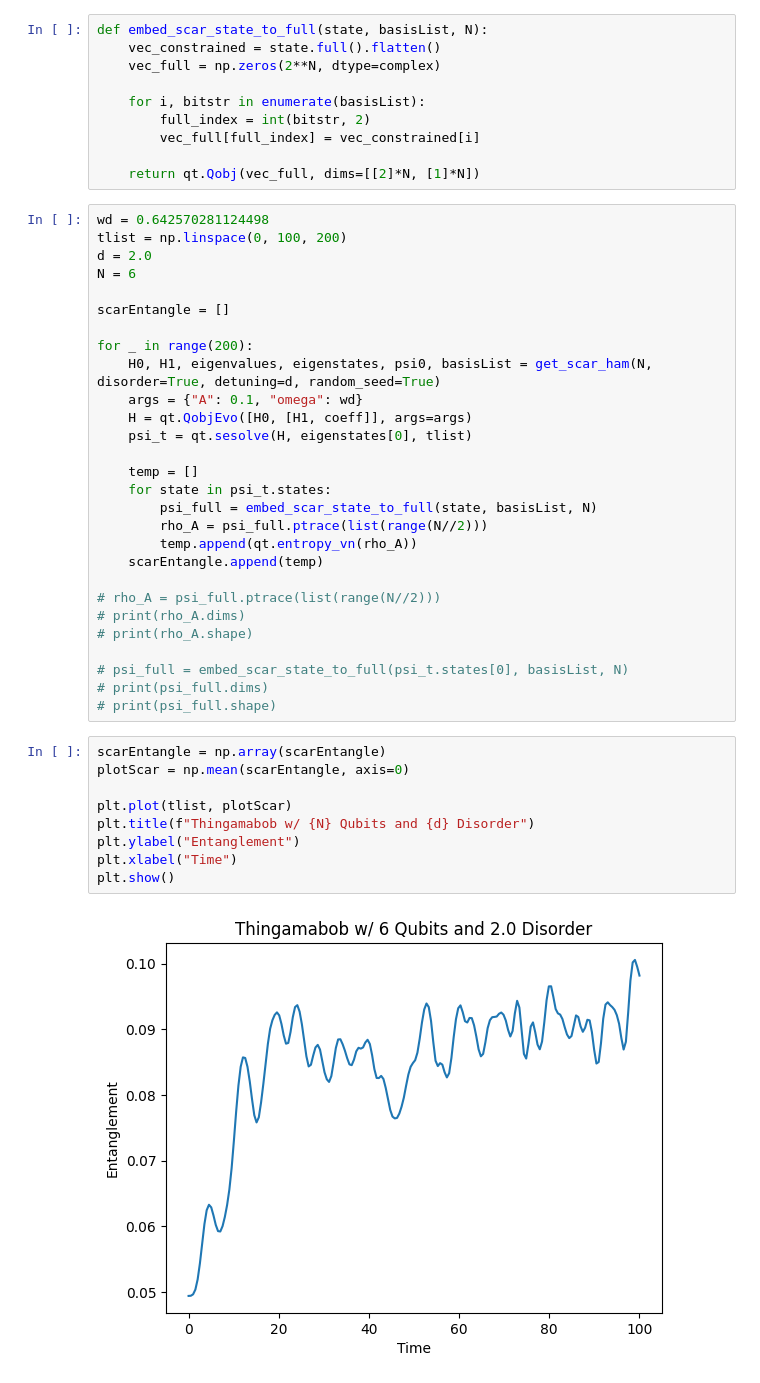
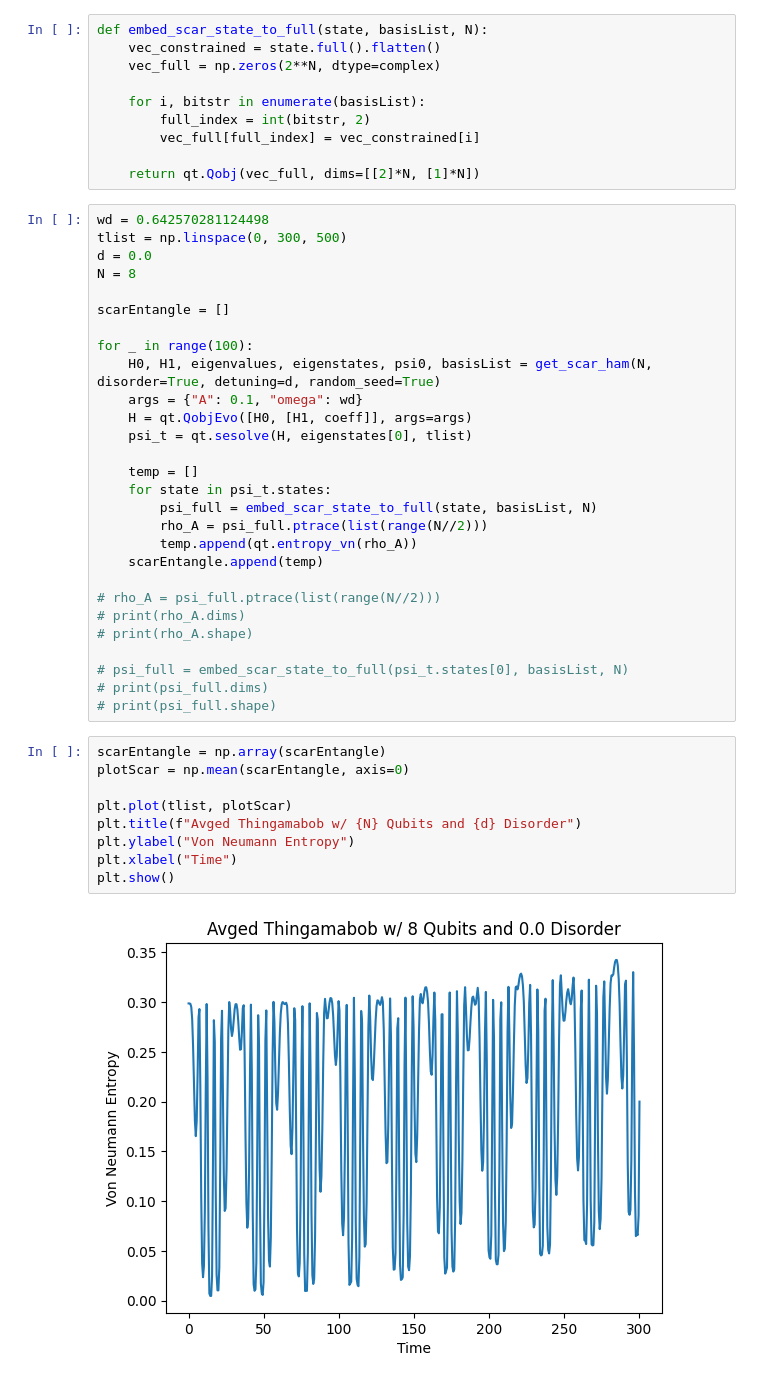
Before and after one commit to Idden/Quantum-Internship, a Jupyter notebook: Quantum_Batteries_Scars/disorder_tests/test4.ipynb, the cells around one changed output. Cells and saved outputs as stored; diff of their text form.

```diff
--- a/Quantum_Batteries_Scars/disorder_tests/test4.ipynb
+++ b/Quantum_Batteries_Scars/disorder_tests/test4.ipynb
@@ -21,13 +21,13 @@ def embed_scar_state_to_full(state, basisList, N):
     return qt.Qobj(vec_full, dims=[[2]*N, [1]*N])
 # %%
 wd = 0.642570281124498
-tlist = np.linspace(0, 100, 200)
-d = 2.0
-N = 6
+tlist = np.linspace(0, 300, 500)
+d = 0.0
+N = 8
 
 scarEntangle = []
 
-for _ in range(200):
+for _ in range(100):
     H0, H1, eigenvalues, eigenstates, psi0, basisList = get_scar_ham(N, disorder=True, detuning=d, random_seed=True)
     args = {"A": 0.1, "omega": wd}
     H = qt.QobjEvo([H0, [H1, coeff]], args=args)
@@ -50,11 +50,11 @@ for _ in range(200):
 # %%
 scarEntangle = np.array(scarEntangle)
 plotScar = np.mean(scarEntangle, axis=0)
 
 plt.plot(tlist, plotScar)
-plt.title(f"Thingamabob w/ {N} Qubits and {d} Disorder")
-plt.ylabel("Entanglement")
+plt.title(f"Avged Thingamabob w/ {N} Qubits and {d} Disorder")
+plt.ylabel("Von Neumann Entropy")
 plt.xlabel("Time")
 plt.show()
 # %% [output]
-[figure, old version]
+[figure, new version]
```
Also changed, not shown: 7 other files.
